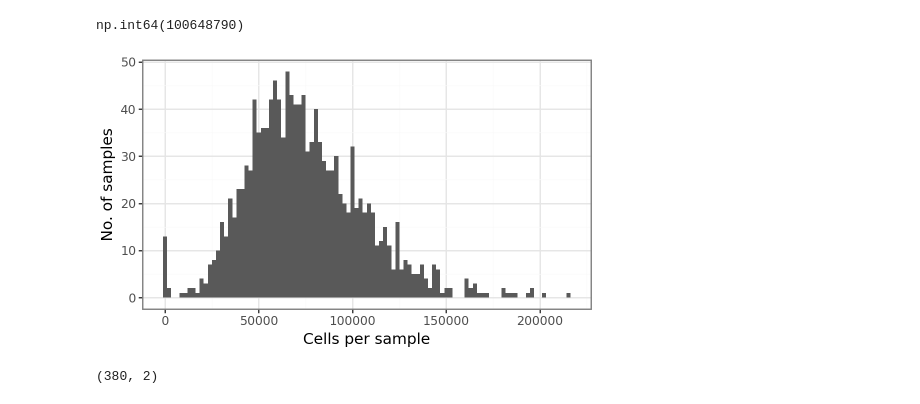
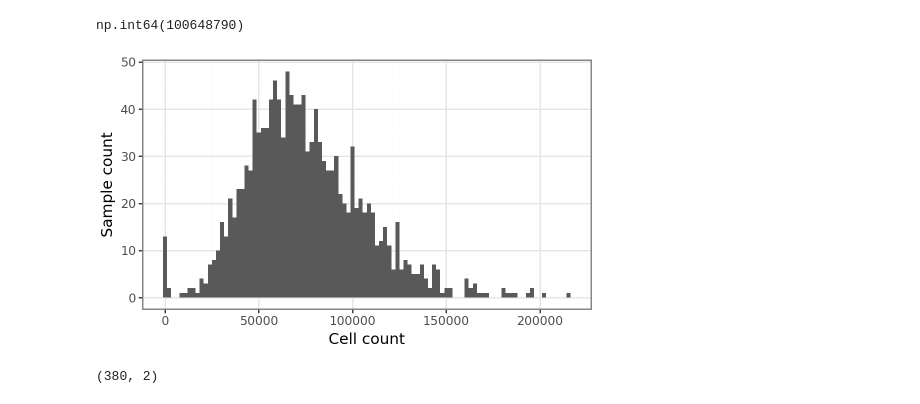
Before and after one commit to bioinfo-tsukuba/scRecounter, a Jupyter notebook: notebooks/tiledb/tahoe-100.ipynb, the cells around one changed output. Saved outputs shown, nothing was run; the diff lists cells and outputs as text; code cells hidden in the pictures.

```diff
--- a/notebooks/tiledb/tahoe-100.ipynb
+++ b/notebooks/tiledb/tahoe-100.ipynb
@@ -111,16 +111,16 @@ df["count_all"].sum()
 # %% [output]
 np.int64(100648790)
 # %%
-# plot reads per cell (barcode)
+# plot cells per sample
 p = (
     pn.ggplot(df, pn.aes(x="count_all")) +
     pn.geom_histogram(bins=100) +
-    pn.labs(x="Cells per sample", y="No. of samples") +
+    pn.labs(x="Cell count", y="Sample count") +
     pn.theme(figure_size=(5,3))
     )
 p
 # %% [output]
-[figure, old version]
+[figure, new version]
 # %%
 # cells per drug
 with tiledbsoma.Experiment.open(db_uri) as exp:
```
Also changed, not shown: parts of 20 cells of this notebook, 1 other file.
